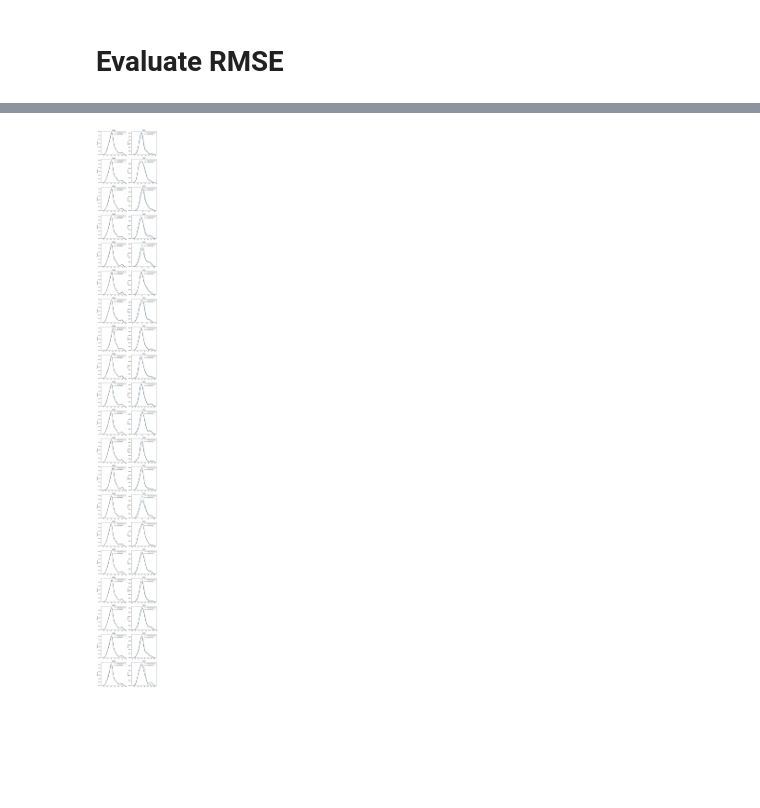
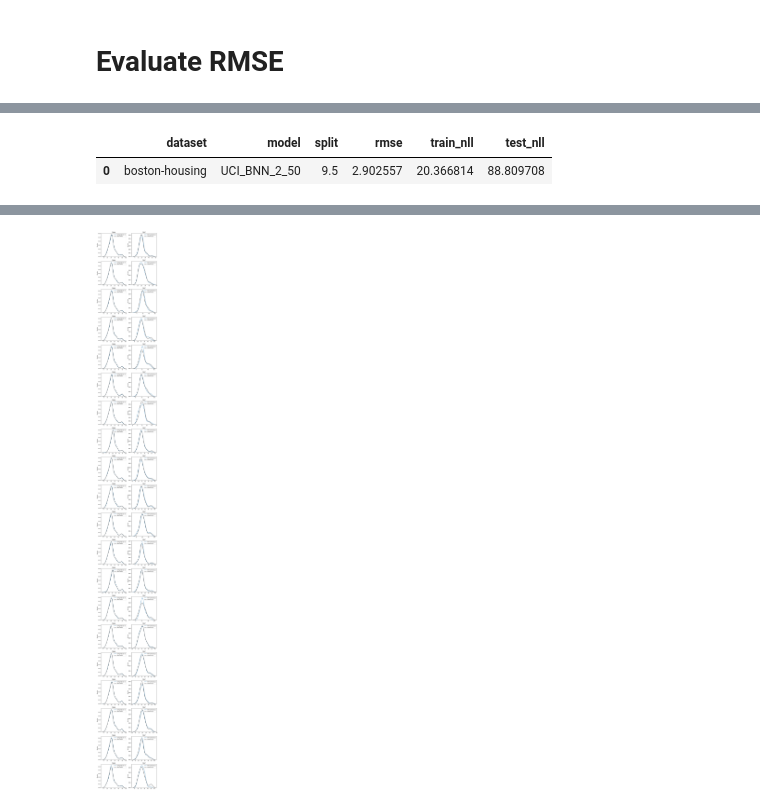
Before and after one commit to Snailed/thesis-code, a Jupyter notebook: notebooks/plot_map.ipynb, the cells around one changed output, grey strips where cells are left out. Cells and saved outputs as stored; diff of their text form; code cells hidden in the pictures; blank space fills up the shorter version.

```diff
--- a/notebooks/plot_map.ipynb
+++ b/notebooks/plot_map.ipynb
@@ -23,6 +27,6 @@ from datasets.uci import UCIDataset, dataset_names, load_standard_splits
 # %%
 # Adjust as needed
-SAMPLE_PATH = "../samples/2025-02-11T12:37:29.557873"
+SAMPLE_PATH = "../samples/2025-02-24T11:48:06.102967"
 SAMPLE_PATH = os.path.join(SAMPLE_PATH, "SVI")
 SEED = 10
 # %% [markdown]
@@ -87,0 +106,5 @@ pd.DataFrame(table)
+# %%
+pd.DataFrame(table).groupby(["dataset", "model"]).mean().reset_index()
+# %% [output]
+|  | dataset | model | split | rmse | train_nll | test_nll |
+| 0 | boston-housing | UCI_BNN_2_50 | 9.5 | 2.902557 | 20.366814 | 88.809708 |
```
Also changed, not shown: parts of 9 cells of this notebook, 4 other files.
